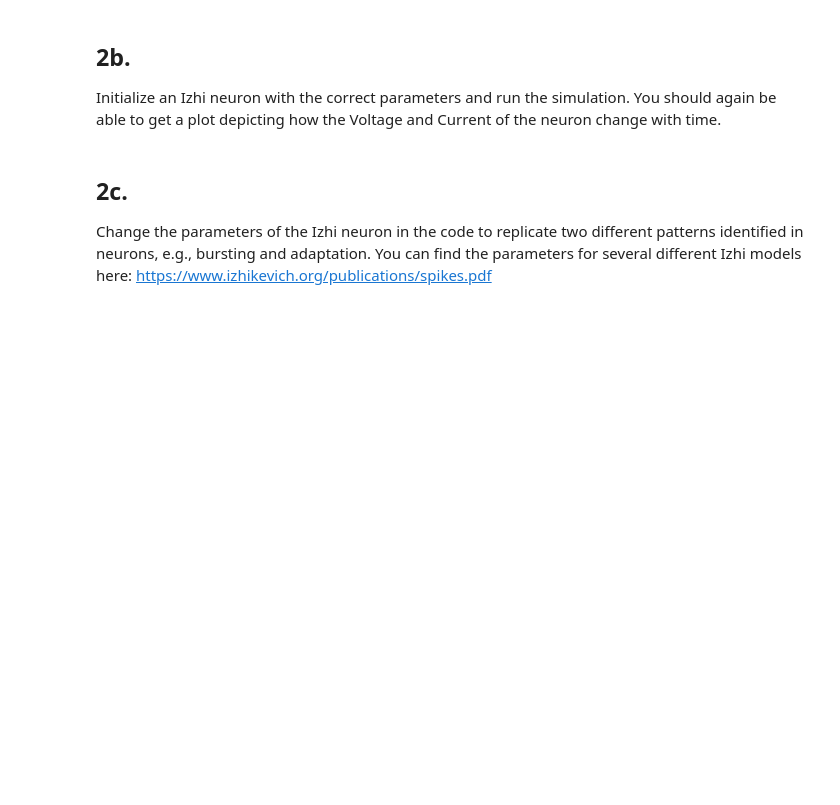
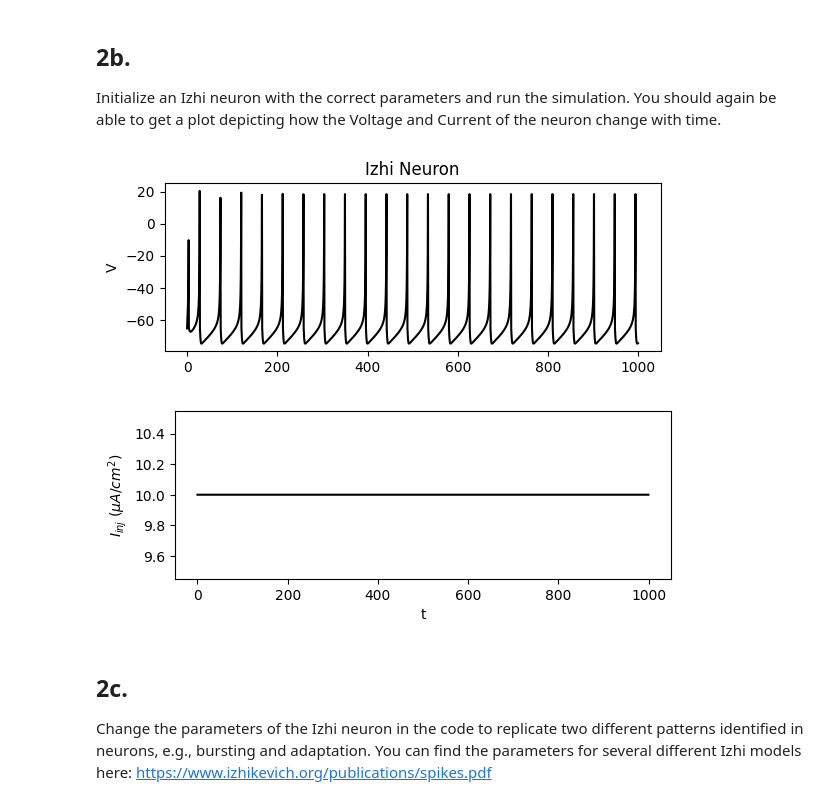
Before and after one commit to harmanpunn/525-BIC, a Jupyter notebook: Assignment 1/Assignment1/Assignment1_Questions.ipynb, the cells around one changed output. Saved outputs shown, nothing was run; the diff lists cells and outputs as text; code cells hidden in the pictures; blank space fills up the shorter version.

Commit message:
Complete HH, Izhi and LIF

```diff
--- a/Assignment 1/Assignment1/Assignment1_Questions.ipynb
+++ b/Assignment 1/Assignment1/Assignment1_Questions.ipynb
@@ -264,15 +275,15 @@ class Izhi():
         u[0] = self.u #Initial u
 
         for t in range(1, len(self.t)): #the time loop for performing euler's integration
-            dv =  #compute increment in voltage
-            du =   #compute increment in u
-            V[t] =  #update the voltage
-            u[t] =  #update u
+            dv = (0.04 * (V[t-1]**2)) + 5 * V[t-1] + 140 - u[t-1] + self.I #compute increment in voltage
+            du = self.a * ((self.b * V[t-1]) - u[t-1])  #compute increment in u
+            V[t] =  V[t-1] + dv * self.dt  #update the voltage
+            u[t] = u[t-1] + du * self.dt  #update u
 
             #condition for when membrane potential is greater than the threshold
             if V[t] >= self.Vth:
-                V[t] =  #reset v
-                u[t] =  #reset u
+                V[t] =  self.c #reset v
+                u[t] =  u[t-1] + self.d #reset u
 
         #plotting
         """This function is complete. You do not need to do anything here"""
@@ -295,8 +306,14 @@ class Izhi():
 Initialize an Izhi neuron with the correct parameters and run the simulation. You should again be able to get a plot depicting how the Voltage and Current of the neuron change with time.
 # %%
 #1. Initialize an izhikevich neuron with the appropriate parameters
-
+a, b, c, d, Vth, T, dt = 0.02, 0.2, -65, 8, 30, 1000, 0.5
+# Iz = Izhi(0.02, 0.2, -65, 8, 65, 1000, 0.5)
+Iz = Izhi(a, b, c, d, Vth, T, dt)
 #2. Run the simulation and obtain the results
+Iz.run()
+# %% [output]
+[figure, added]
+[figure, added]
 # %% [markdown]
 ## 2c.
 Change the parameters of the Izhi neuron in the code to replicate two different patterns identified in neurons, e.g., bursting and adaptation. You can find the parameters for several different Izhi models here: https://www.izhikevich.org/publications/spikes.pdf
```
Also changed, not shown: parts of 5 cells of this notebook.
